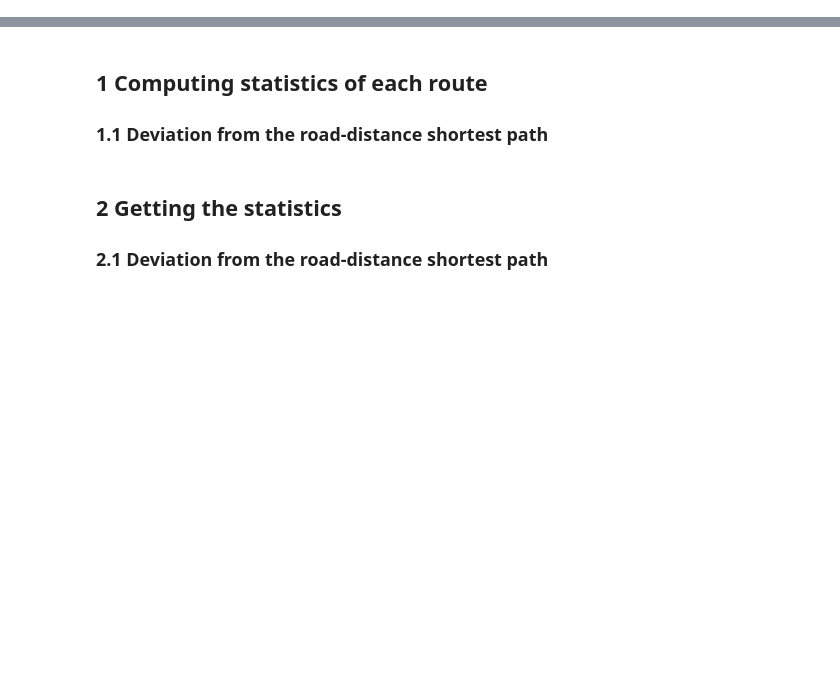
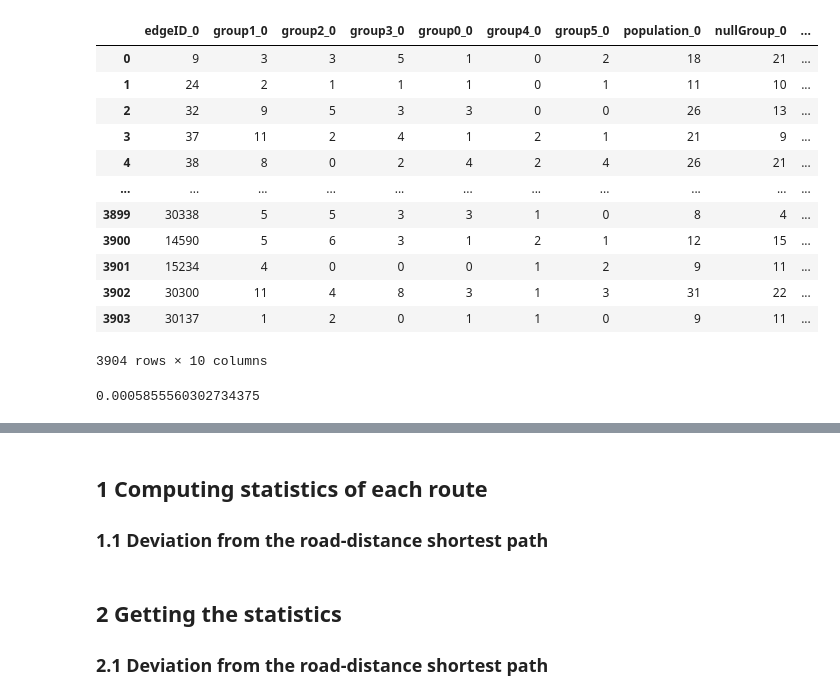
Before and after one commit to g-filomena/PedSimCity-Evaluation, a Jupyter notebook: 03-EmpiricalABM_Evaluation.ipynb, the cells around one changed output, grey strips where cells are left out. Cells and saved outputs as stored; diff of their text form; code cells hidden in the pictures; blank space fills up the shorter version.

```diff
--- a/03-EmpiricalABM_Evaluation.ipynb
+++ b/03-EmpiricalABM_Evaluation.ipynb
@@ -67,3 +58,17 @@ for configuration in configurations:
 
 # aggregate runs values
 edges = af.aggregate_runs(df_list, configurations, edges, ddof = 0)
+# %%
+df_list = []
+
+for run in range(runs):
+    df_tmp = pd.read_csv(input_path+'_PedSim_empirical_DMA_'+str(run)+'.csv')
+    df_tmp['hetero'] = df_tmp[clusters].sum(axis=1)
+    for n, c in enumerate(columns):
+        df_tmp.rename(columns={c: columns[n]+"_"+str(run)}, inplace=True)
+    df_list.append(df_tmp)
+
+df = pd.concat(df_list, axis = 1)
+df['edgeID'] = df.edgeID_0
+for run in range(runs):
+    df.drop(['edgeID'+"_"+str(run)], axis = 1, inplace = True)
@@ -69,0 +89,20 @@ edges = af.aggregate_runs(df_list, configurations, edges, ddof = 0)
+# %%
+df
+# %% [output]
+|  | edgeID_0 | group1_0 | group2_0 | group3_0 | group0_0 | group4_0 | group5_0 | population_0 | nullGroup_0 | ... |
+| 0 | 9 | 3 | 3 | 5 | 1 | 0 | 2 | 18 | 21 | ... |
+| 1 | 24 | 2 | 1 | 1 | 1 | 0 | 1 | 11 | 10 | ... |
+| 2 | 32 | 9 | 5 | 3 | 3 | 0 | 0 | 26 | 13 | ... |
+| 3 | 37 | 11 | 2 | 4 | 1 | 2 | 1 | 21 | 9 | ... |
+| 4 | 38 | 8 | 0 | 2 | 4 | 2 | 4 | 26 | 21 | ... |
+| ... | ... | ... | ... | ... | ... | ... | ... | ... | ... | ... |
+| 3899 | 30338 | 5 | 5 | 3 | 3 | 1 | 0 | 8 | 4 | ... |
+| 3900 | 14590 | 5 | 6 | 3 | 1 | 2 | 1 | 12 | 15 | ... |
+| 3901 | 15234 | 4 | 0 | 0 | 0 | 1 | 2 | 9 | 11 | ... |
+| 3902 | 30300 | 11 | 4 | 8 | 3 | 1 | 3 | 31 | 22 | ... |
+| 3903 | 30137 | 1 | 2 | 0 | 1 | 1 | 0 | 9 | 11 | ... |
+3904 rows × 10 columns
+# %%
+edges['hetero_pvalue'][edges['hetero_pvalue'] <0.001].loc[37]
+# %% [output]
+0.0005855560302734375
```
Also changed, not shown: parts of 39 cells of this notebook, 13 other files.
